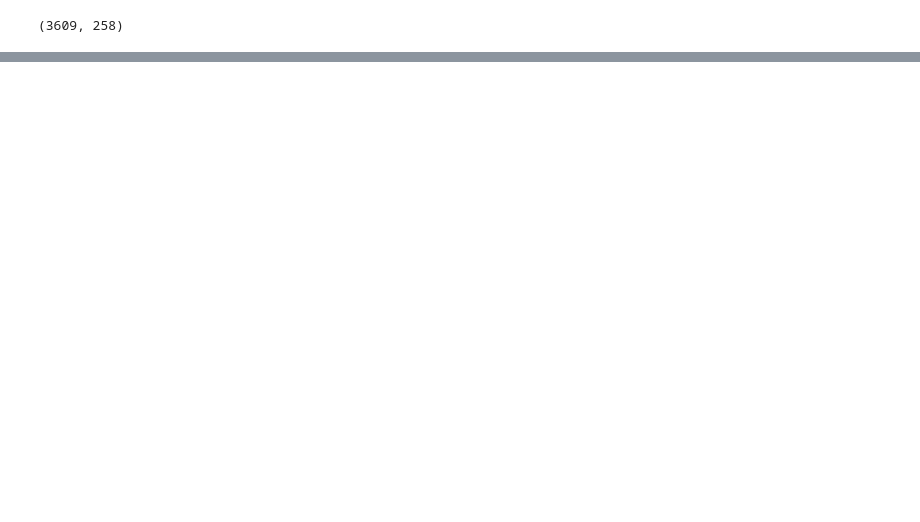
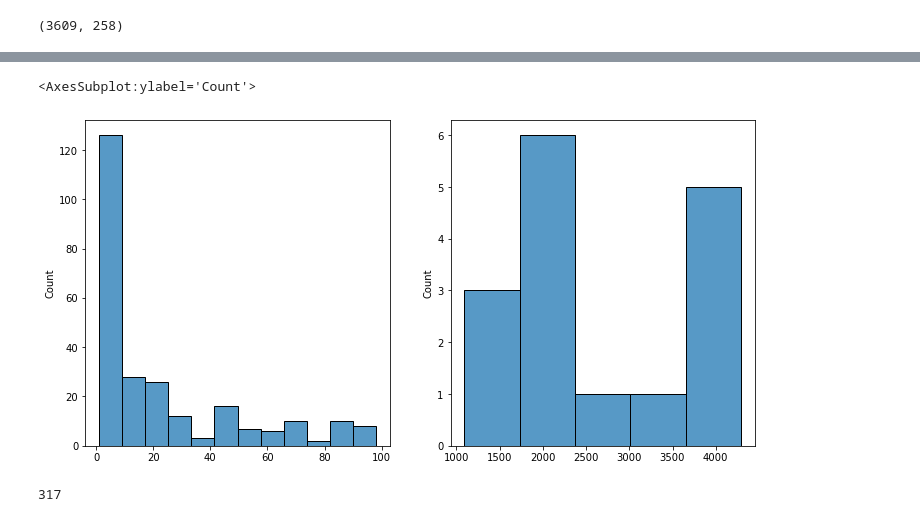
Before and after one commit to Bishop-Laboratory/autoPLIER-analysis, a Jupyter notebook: analysis/EDA_Julian/Logistic Regression celltype classifiers.ipynb, the cells around one changed output, grey strips where cells are left out. Cells and saved outputs as stored; diff of their text form; code cells hidden in the pictures; blank space fills up the shorter version.

```diff
--- a/analysis/EDA_Julian/Logistic Regression celltype classifiers.ipynb
+++ b/analysis/EDA_Julian/Logistic Regression celltype classifiers.ipynb
@@ -90,0 +89,14 @@ mean_samplesize
+# %%
+import matplotlib.pyplot as plt
+
+fig, ax = plt.subplots(1,2, figsize=(12, 6))
+
+sns.histplot(types_sizes[types_sizes < 100], ax=ax[0])
+sns.histplot(types_sizes[types_sizes > 1000], ax=ax[1])
+# %% [output]
+<AxesSubplot:ylabel='Count'>
+[figure, added]
+# %%
+len(types_sizes)
+# %% [output]
+317
```
Also changed, not shown: parts of 42 cells of this notebook.
